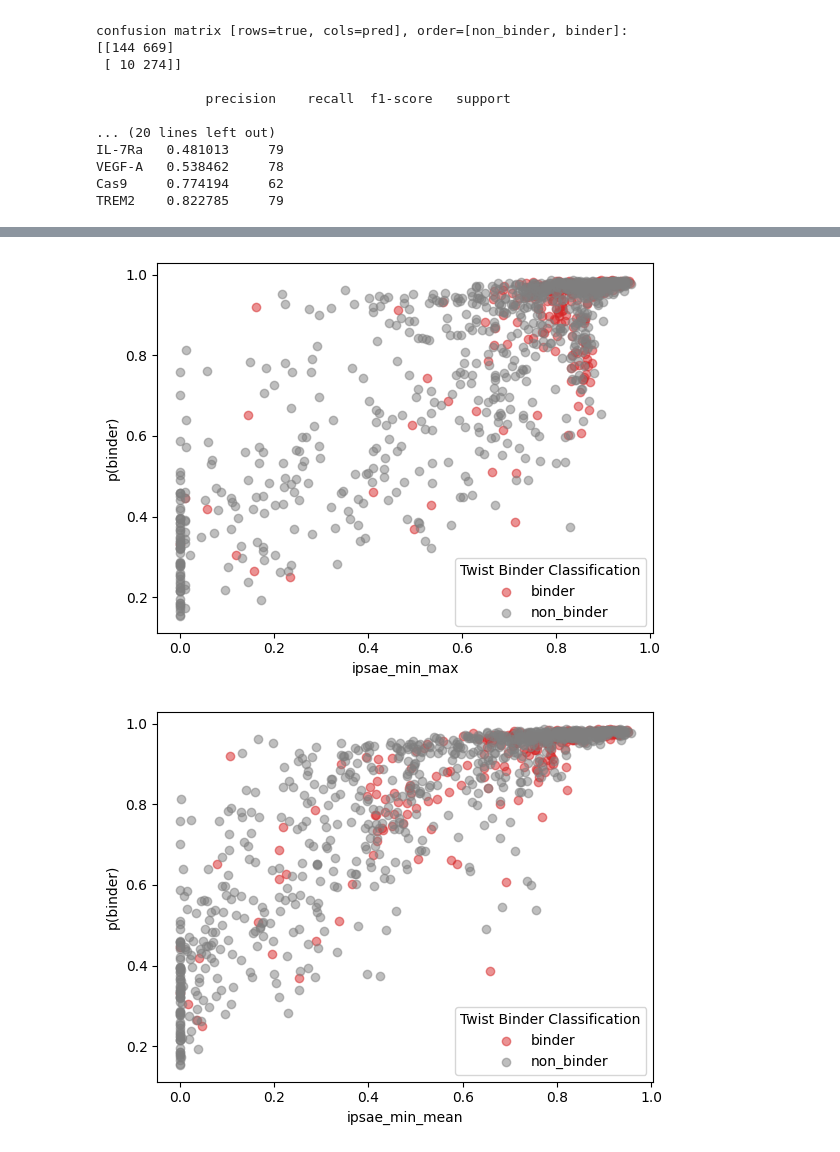
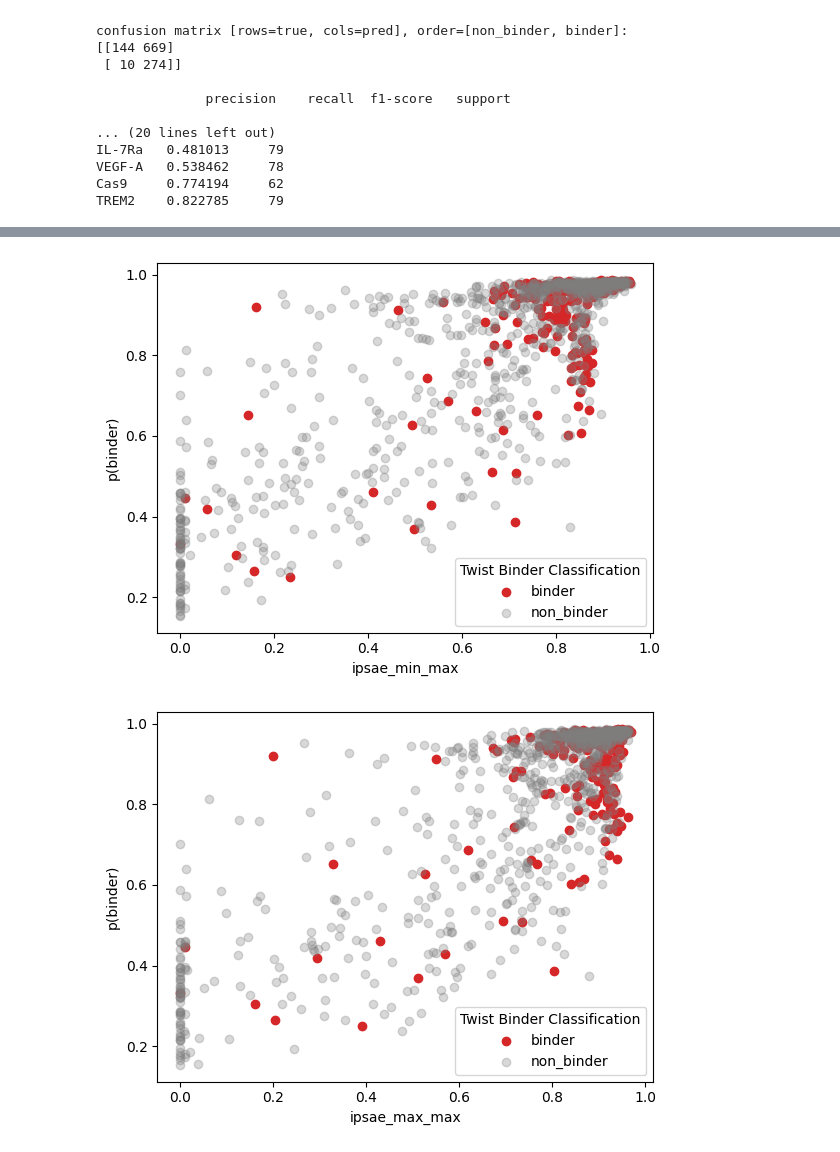
Before and after one commit to colbyford/jev-binder-classification, a Jupyter notebook: classify_binders_twist.ipynb, the cells around one changed output, grey strips where cells are left out. Cells and saved outputs as stored; diff of their text form; code cells hidden in the pictures.

```diff
--- a/classify_binders_twist.ipynb
+++ b/classify_binders_twist.ipynb
@@ -191,7 +191,7 @@ TREM2    0.822785     79
 import matplotlib.pyplot as plt
 
 CLASS_COLORS = {"non_binder": "tab:grey", "binder": "tab:red"}
-
+CLASS_ALPHAS = {"non_binder": 0.3, "binder": 1}
 
 def plot_by_true_class(x_column: str) -> None:
     fig, ax = plt.subplots()
@@ -200,7 +200,7 @@ def plot_by_true_class(x_column: str) -> None:
             group[x_column],
             group["p_binder"],
             color=CLASS_COLORS[label],
-            alpha=0.5,
+            alpha=CLASS_ALPHAS[label],
             label=label,
         )
     ax.set(xlabel=x_column, ylabel="p(binder)")
@@ -210,6 +210,7 @@ def plot_by_true_class(x_column: str) -> None:
 
 plot_by_true_class("ipsae_min_min")
 plot_by_true_class("ipsae_min_max")
+plot_by_true_class("ipsae_max_max")
 plot_by_true_class("ipsae_min_mean")
 plot_by_true_class("sc_dockq_min")
 plot_by_true_class("sc_dockq_max")
@@ -219,2 +220,2 @@ plot_by_true_class("sc_dockq_mean")
-[figure, old version]
+[figure, new version]
-[figure, old version]
+[figure, new version]
```
Also changed, not shown: parts of 1 cell of this notebook.
